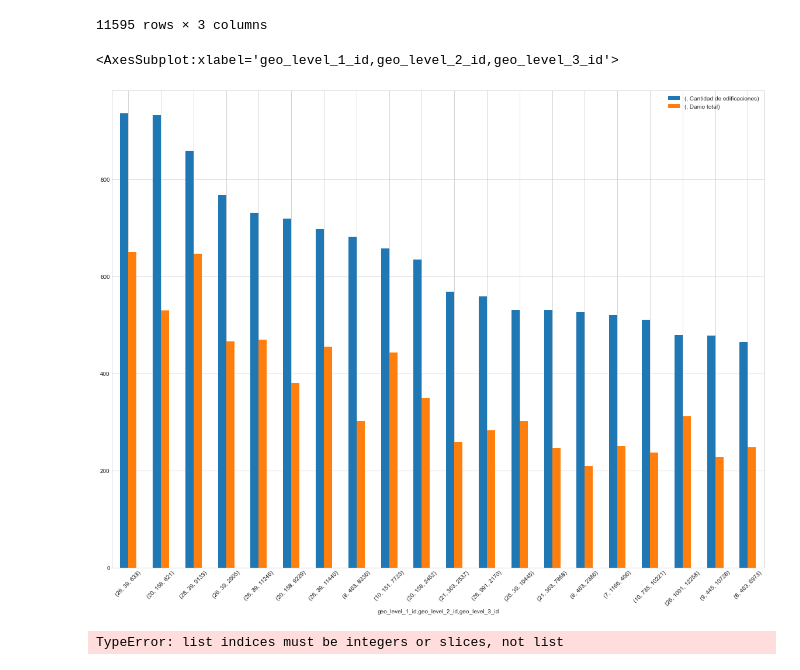
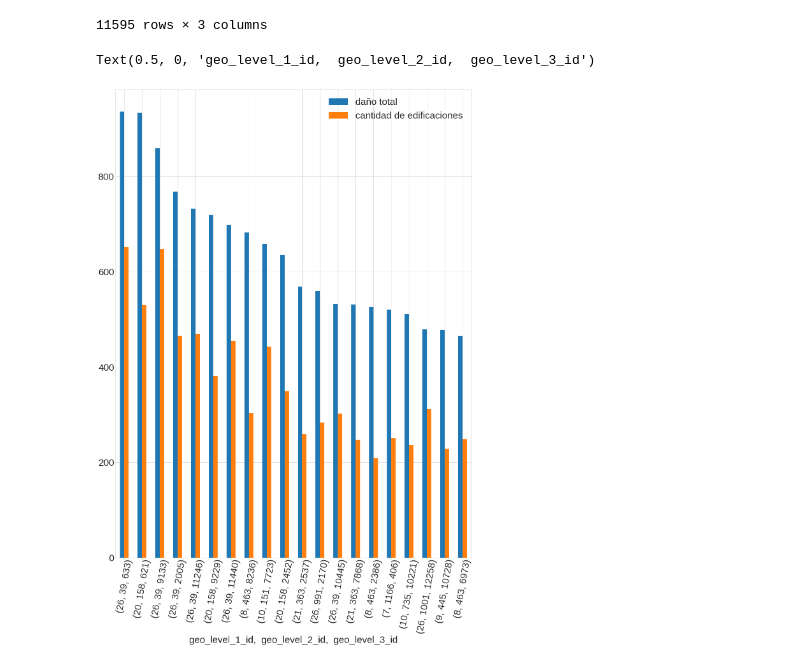
Before and after one commit to GuidoBergman/Datos---Tp1, a Jupyter notebook: TP1-Franco.ipynb, the cells around one changed output. Cells and saved outputs as stored; diff of their text form; code cells hidden in the pictures.

```diff
--- a/TP1-Franco.ipynb
+++ b/TP1-Franco.ipynb
@@ -1370,29 +1377,19 @@ df.groupby(['geo_level_1_id','geo_level_2_id','geo_level_3_id']).agg({'damage_gr
 # %%
 ad = df.groupby(['geo_level_1_id','geo_level_2_id','geo_level_3_id'])\
         .agg({'damage_grade':['sum','count']}).sort_values(by=('damage_grade','sum')\
         ,ascending=False)
-ad.columns = [('','Cantidad de edificaciones'), ('','Danio total')]
-ad.head(20).plot(rot=45,kind='bar',figsize=(20,15))
+ad.columns = [('','Danio total'), ('','Cantidad de edificaciones')]
+ad.head(20).plot(rot=80,kind='bar',figsize=(20,27))
+plt.xticks(fontsize=30)
+plt.yticks(fontsize=30)
+plt.legend(['daño total','cantidad de edificaciones'],fontsize=30)
+plt.xlabel('geo_level_1_id,  geo_level_2_id,  geo_level_3_id',fontsize=30)
 #grouped.columns = grouped.columns.get_level_values(0) + grouped.columns.get_level_values(1)
 #grouped.reset_index(inplace=True)
 #grouped.columns = ['geo_level_1_id','geo_level_2_id','geo_level_3_id','Cantidad de edificaciones','Daño total']
 #grouped.head(20).plot(rot=45,kind='bar',,figsize=(20,15))
 # %% [output]
-<AxesSubplot:xlabel='geo_level_1_id,geo_level_2_id,geo_level_3_id'>
+Text(0.5, 0, 'geo_level_1_id,  geo_level_2_id,  geo_level_3_id')
-[figure, old version]
+[figure, new version]
-# %%
-aux = values[['damage_grade', 'foundation_type', 'geo_level_1_id']]
-aux = aux.groupby(['damage_grade', 'foundation_type']).count()
-aux = aux.unstack(0)
-# Separo el tipo de cimiento r porque tiene una escala muy distinta a
-# las de los demas
-g = aux.loc[['h', 'i', 'u', 'w'],:].plot.bar(figsize=(10,5), rot=0)
-g.set_title("Grado de daño en las edificaciones por tipo de cimientos",
-            fontsize=25)
-g.set_xlabel("Tipo de cimientos",fontsize=18)
-g.set_ylabel("Cantidad de edificaciones", fontsize=18)
-plt.legend(['Daño bajo','Daño mediano','Daño serio'])
-# %% [output]
-TypeError: list indices must be integers or slices, not list
 # %%
 df.groupby(['foundation_type','damage_grade']).agg({'damage_grade':'count'}).unstack().plot(kind='bar',figsize=(15,10))
```
Also changed, not shown: parts of 57 cells of this notebook.
